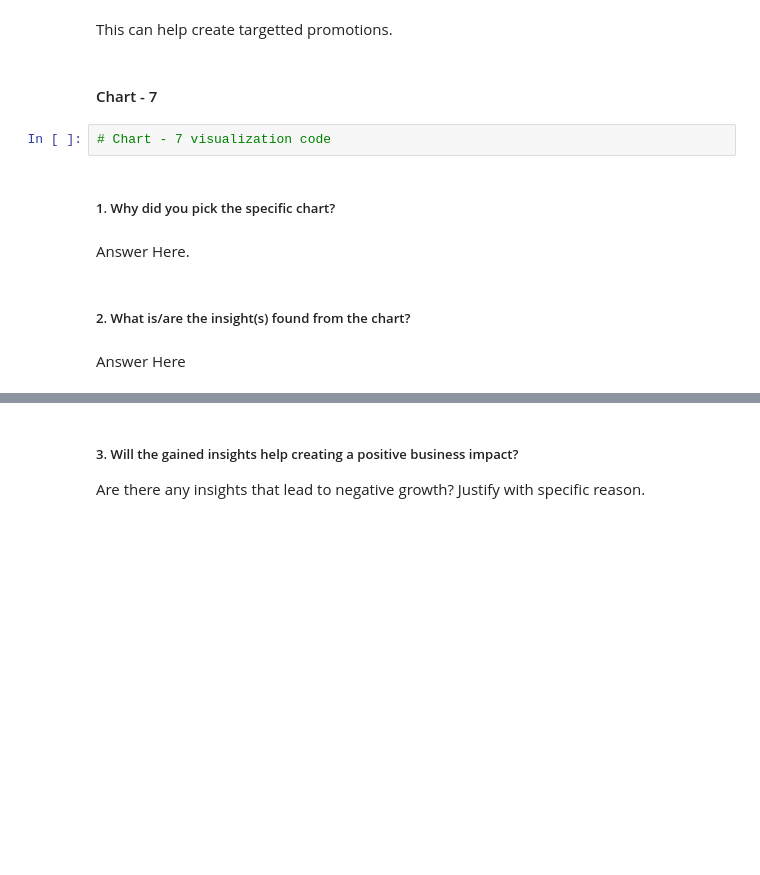
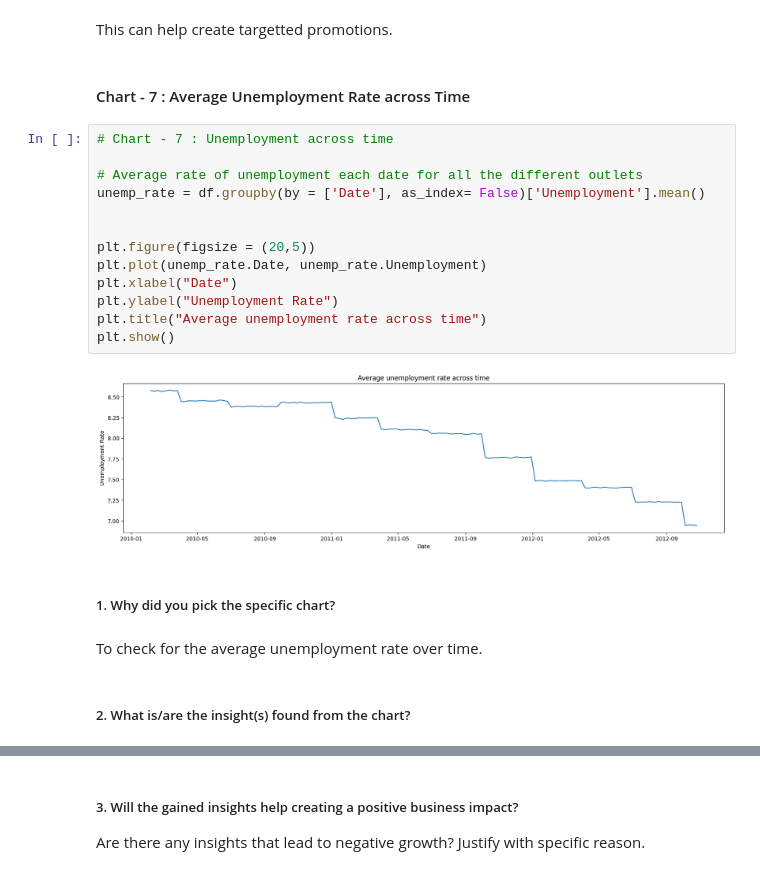
Before and after one commit to akshat-mishra-ds/Integrated-Retail-Analytics-for-Store-Optimization, a Jupyter notebook: Retail_Analytics_for_Store_Optimization.ipynb, the cells around one changed output, grey strips where cells are left out. Drawn from its saved outputs; the diff is of its cells as text; blank space fills up the shorter version.

```diff
--- a/Retail_Analytics_for_Store_Optimization.ipynb
+++ b/Retail_Analytics_for_Store_Optimization.ipynb
@@ -629,14 +629,25 @@ Are there any insights that lead to negative growth? Justify with specific reaso
 # %% [markdown]
 This can help create targetted promotions.
 # %% [markdown]
-#### Chart - 7
+#### Chart - 7 : Average Unemployment Rate across Time
-# %%
-# Chart - 7 visualization code
+# %%
+# Chart - 7 : Unemployment across time
+
+# Average rate of unemployment each date for all the different outlets
+unemp_rate = df.groupby(by = ['Date'], as_index= False)['Unemployment'].mean()
+
+
+plt.figure(figsize = (20,5))
+plt.plot(unemp_rate.Date, unemp_rate.Unemployment)
+plt.xlabel("Date")
+plt.ylabel("Unemployment Rate")
+plt.title("Average unemployment rate across time")
+plt.show()
+# %% [output]
+[figure, added]
 # %% [markdown]
 ##### 1. Why did you pick the specific chart?
-# %% [markdown]
-Answer Here.
+# %% [markdown]
+To check for the average unemployment rate over time.
 # %% [markdown]
 ##### 2. What is/are the insight(s) found from the chart?
-# %% [markdown]
-Answer Here
```
Also changed, not shown: parts of 69 cells of this notebook.
